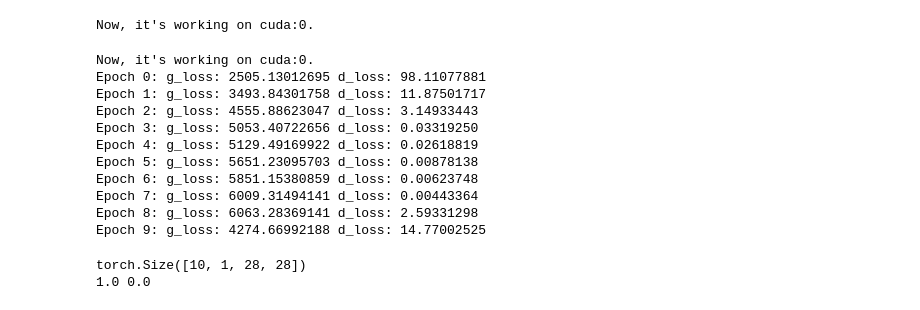
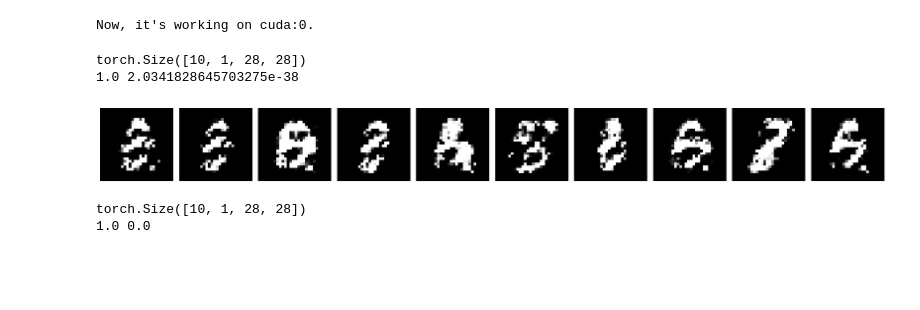
Before and after one commit to secondvoca/sdc_ae_23, a Jupyter notebook: gan/004_gan_self_2.ipynb, the cells around one changed output. Drawn from its saved outputs; the diff is of its cells as text; code cells hidden in the pictures; blank space fills up the shorter version.

```diff
--- a/gan/004_gan_self_2.ipynb
+++ b/gan/004_gan_self_2.ipynb
@@ -117,20 +117,6 @@ optimizer_g = torch.optim.Adam(generator.parameters())
 train_gan(generator, discriminator, dim_latent, 100, criterion,optimizer_g, optimizer_d, 1)
 # %% [output]
 Now, it's working on cuda:0.
-# %%
-train_gan(generator, discriminator, dim_latent, 10, criterion,optimizer_g, optimizer_d, 2)
-# %% [output]
-Now, it's working on cuda:0.
-Epoch 0: g_loss: 2505.13012695 d_loss: 98.11077881
-Epoch 1: g_loss: 3493.84301758 d_loss: 11.87501717
-Epoch 2: g_loss: 4555.88623047 d_loss: 3.14933443
-Epoch 3: g_loss: 5053.40722656 d_loss: 0.03319250
-Epoch 4: g_loss: 5129.49169922 d_loss: 0.02618819
-Epoch 5: g_loss: 5651.23095703 d_loss: 0.00878138
-Epoch 6: g_loss: 5851.15380859 d_loss: 0.00623748
-Epoch 7: g_loss: 6009.31494141 d_loss: 0.00443364
-Epoch 8: g_loss: 6063.28369141 d_loss: 2.59331298
-Epoch 9: g_loss: 4274.66992188 d_loss: 14.77002525
 # %%
 def test_generator(model, dim_latent):
     # z = torch.randn(10, dim_latent, 1, 1)
@@ -144,6 +130,12 @@ def test_generator(model, dim_latent):
         ax.imshow(img.view(28, 28), cmap="gray", vmax=1, vmin=0)
         ax.axis("off")
     plt.tight_layout()
+# %%
+test_generator(generator, dim_latent) # 128 - 100 epochs
+# %% [output]
+torch.Size([10, 1, 28, 28])
+1.0 2.0341828645703275e-38
+[figure, added]
 # %%
 test_generator(generator, dim_latent) # 128 - 100 epochs
 # %% [output]
```
Also changed, not shown: 2 other files.
